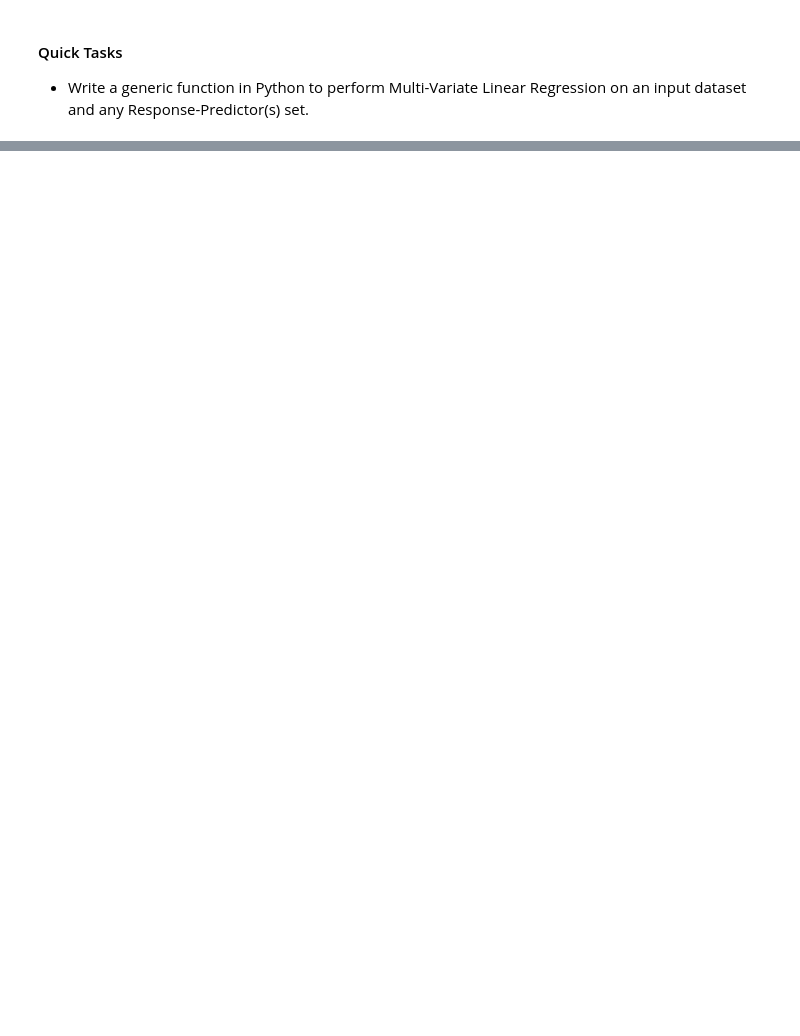
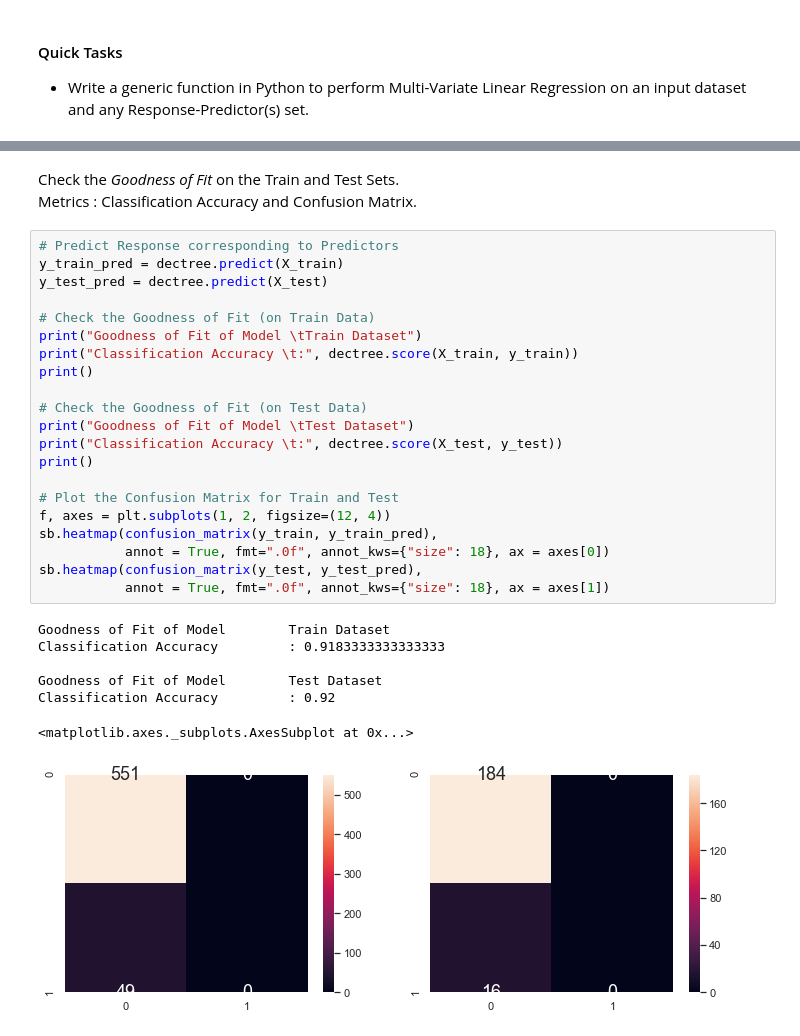
Before and after one commit to sgsourav/python-programming, a Jupyter notebook: Module7_BasicDataScience.ipynb, the cells around one changed output, grey strips where cells are left out. Cells and saved outputs as stored; diff of their text form; blank space fills up the shorter version.

```diff
--- a/Module7_BasicDataScience.ipynb
+++ b/Module7_BasicDataScience.ipynb
@@ -250,0 +428,32 @@ print()
+# %% [markdown]
+Check the *Goodness of Fit* on the Train and Test Sets.
+Metrics : Classification Accuracy and Confusion Matrix.
+# %%
+# Predict Response corresponding to Predictors
+y_train_pred = dectree.predict(X_train)
+y_test_pred = dectree.predict(X_test)
+
+# Check the Goodness of Fit (on Train Data)
+print("Goodness of Fit of Model \tTrain Dataset")
+print("Classification Accuracy \t:", dectree.score(X_train, y_train))
+print()
+
+# Check the Goodness of Fit (on Test Data)
+print("Goodness of Fit of Model \tTest Dataset")
+print("Classification Accuracy \t:", dectree.score(X_test, y_test))
+print()
+
+# Plot the Confusion Matrix for Train and Test
+f, axes = plt.subplots(1, 2, figsize=(12, 4))
+sb.heatmap(confusion_matrix(y_train, y_train_pred),
+           annot = True, fmt=".0f", annot_kws={"size": 18}, ax = axes[0])
+sb.heatmap(confusion_matrix(y_test, y_test_pred),
+           annot = True, fmt=".0f", annot_kws={"size": 18}, ax = axes[1])
+# %% [output]
+Goodness of Fit of Model        Train Dataset
+Classification Accuracy         : 0.9183333333333333
+
+Goodness of Fit of Model        Test Dataset
+Classification Accuracy         : 0.92
+<matplotlib.axes._subplots.AxesSubplot at 0x...>
+[figure, added]
```
Also changed, not shown: parts of 30 cells of this notebook, 4 other files.
